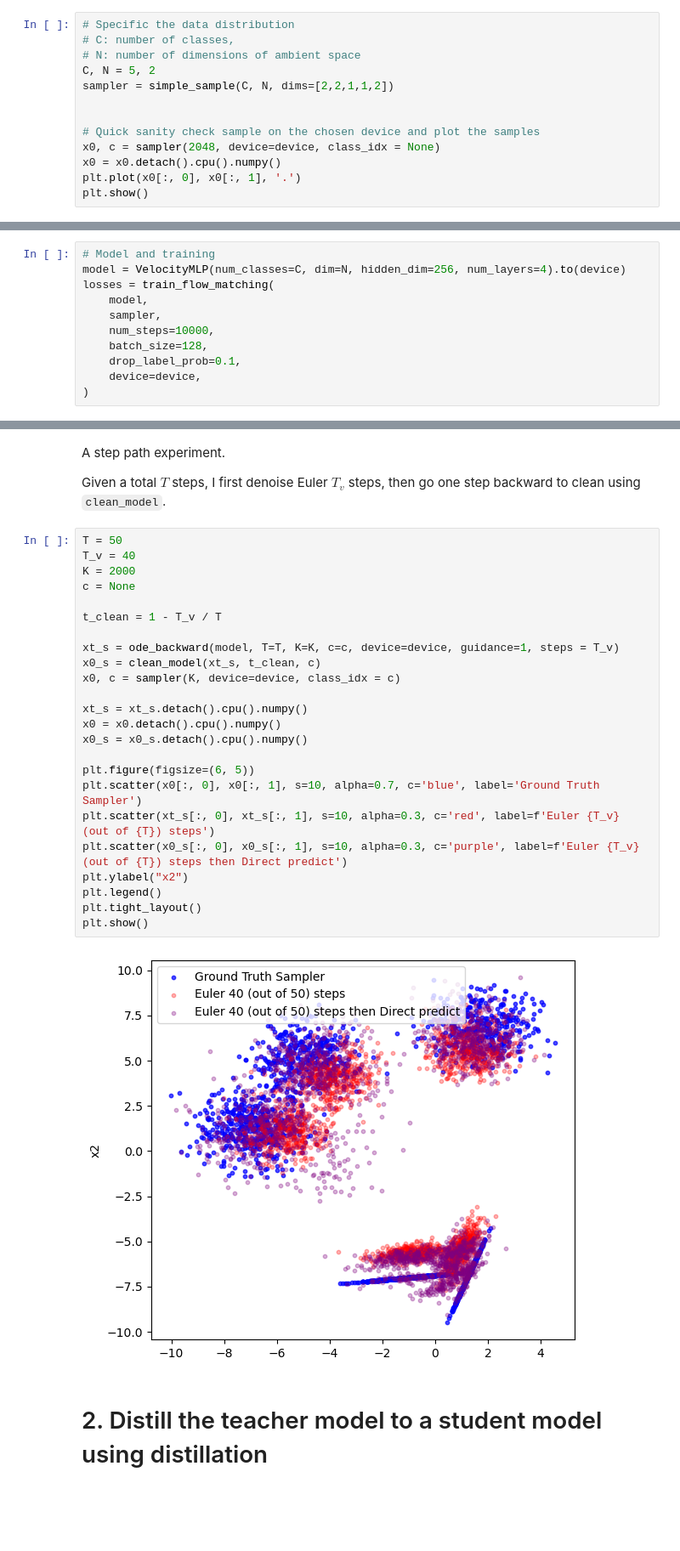
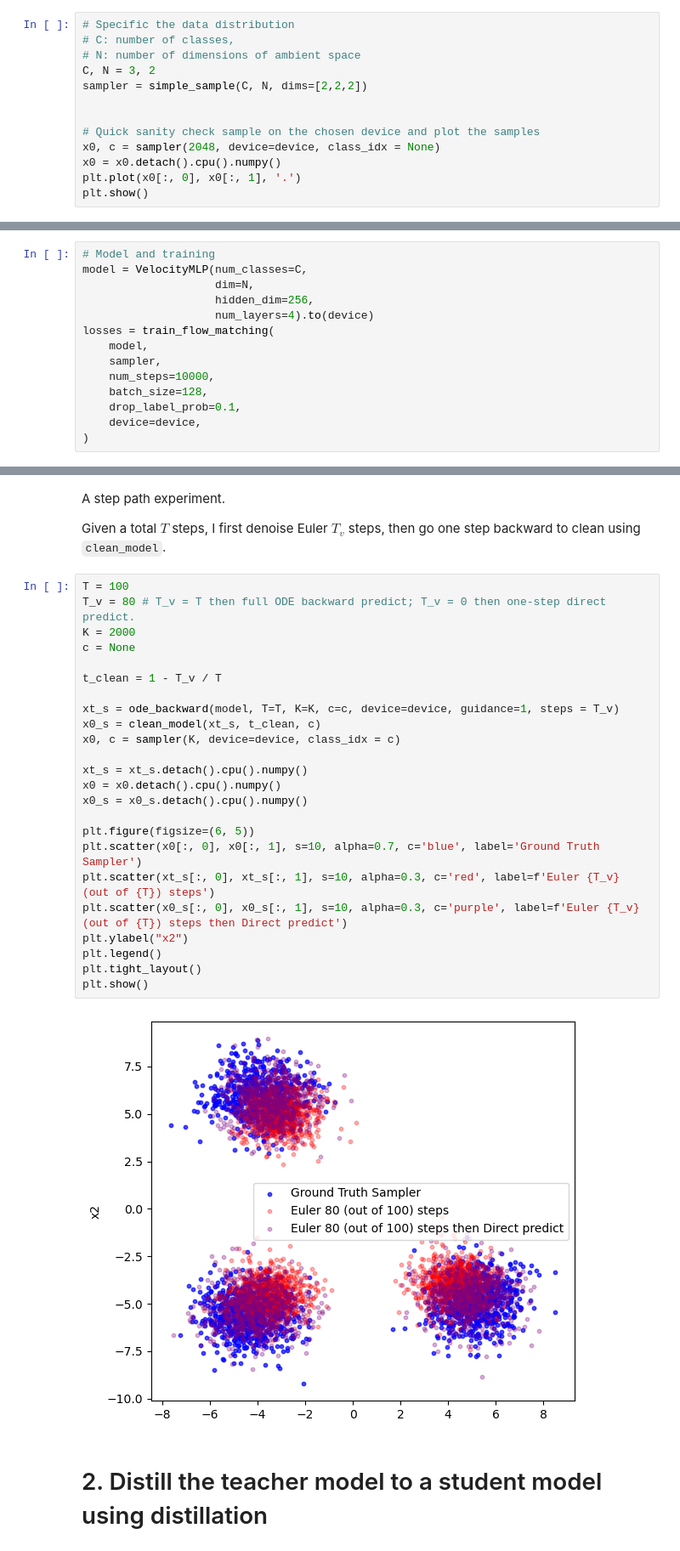
Before and after one commit to CaptainAmu/Decoupling_DMD, a Jupyter notebook: experiment.ipynb, the cells around one changed output, grey strips where cells are left out. Shown at 85% size. Drawn from its saved outputs; the diff is of its cells as text; blank space fills up the shorter version.

````diff
--- a/experiment.ipynb
+++ b/experiment.ipynb
@@ -22,8 +22,8 @@ Using device: cuda
 # Specific the data distribution
 # C: number of classes,
 # N: number of dimensions of ambient space
-C, N = 5, 2
-sampler = simple_sample(C, N, dims=[2,2,1,1,2])
+C, N = 3, 2
+sampler = simple_sample(C, N, dims=[2,2,2])
 
 
 # Quick sanity check sample on the chosen device and plot the samples
@@ -39,7 +39,10 @@ sampler_eg1 = sampler
 ## Train a conditional velocity to learn this distribution
 # %%
 # Model and training
-model = VelocityMLP(num_classes=C, dim=N, hidden_dim=256, num_layers=4).to(device)
+model = VelocityMLP(num_classes=C,
+                    dim=N,
+                    hidden_dim=256,
+                    num_layers=4).to(device)
 losses = train_flow_matching(
     model,
     sampler,
@@ -112,31 +115,31 @@ A step path experiment.
 
 Given a total $T$ steps, I first denoise Euler $T_v$ steps, then go one step backward to clean using ```clean_model```.
 # %%
-T = 50
-T_v = 40
+T = 100
+T_v = 80 # T_v = T then full ODE backward predict; T_v = 0 then one-step direct predict.
 K = 2000
 c = None
 
 t_clean = 1 - T_v / T
 
 xt_s = ode_backward(model, T=T, K=K, c=c, device=device, guidance=1, steps = T_v)
 x0_s = clean_model(xt_s, t_clean, c)
 x0, c = sampler(K, device=device, class_idx = c)
 
 xt_s = xt_s.detach().cpu().numpy()
 x0 = x0.detach().cpu().numpy()
 x0_s = x0_s.detach().cpu().numpy()
 
 plt.figure(figsize=(6, 5))
 plt.scatter(x0[:, 0], x0[:, 1], s=10, alpha=0.7, c='blue', label='Ground Truth Sampler')
 plt.scatter(xt_s[:, 0], xt_s[:, 1], s=10, alpha=0.3, c='red', label=f'Euler {T_v} (out of {T}) steps')
 plt.scatter(x0_s[:, 0], x0_s[:, 1], s=10, alpha=0.3, c='purple', label=f'Euler {T_v} (out of {T}) steps then Direct predict')
 plt.ylabel("x2")
 plt.legend()
 plt.tight_layout()
 plt.show()
 # %% [output]
-[figure, old version]
+[figure, new version]
 # %% [markdown]
 # 2. Distill the teacher model to a student model using distillation
 # %% [markdown]
````
Also changed, not shown: parts of 12 cells of this notebook, 4 other files.
